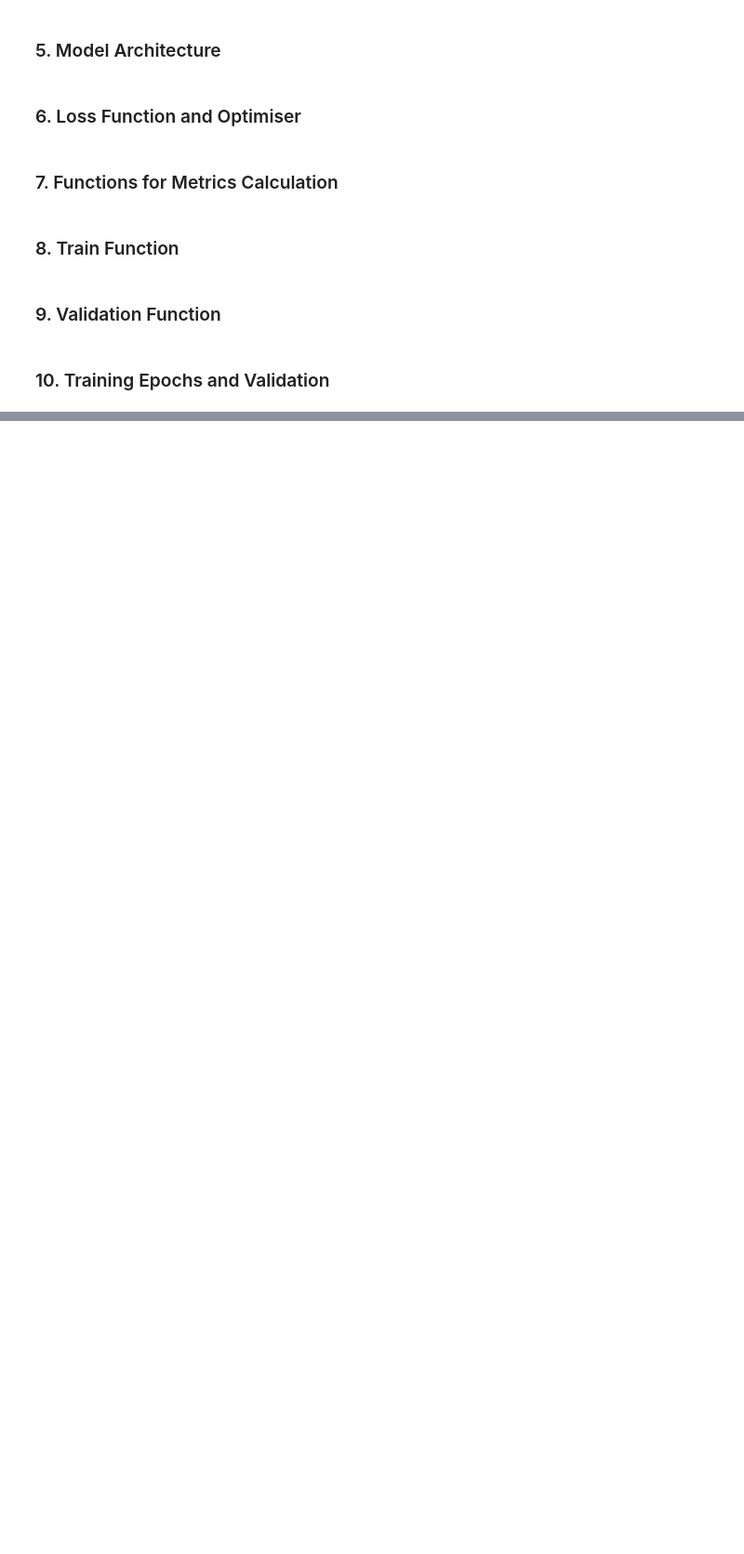
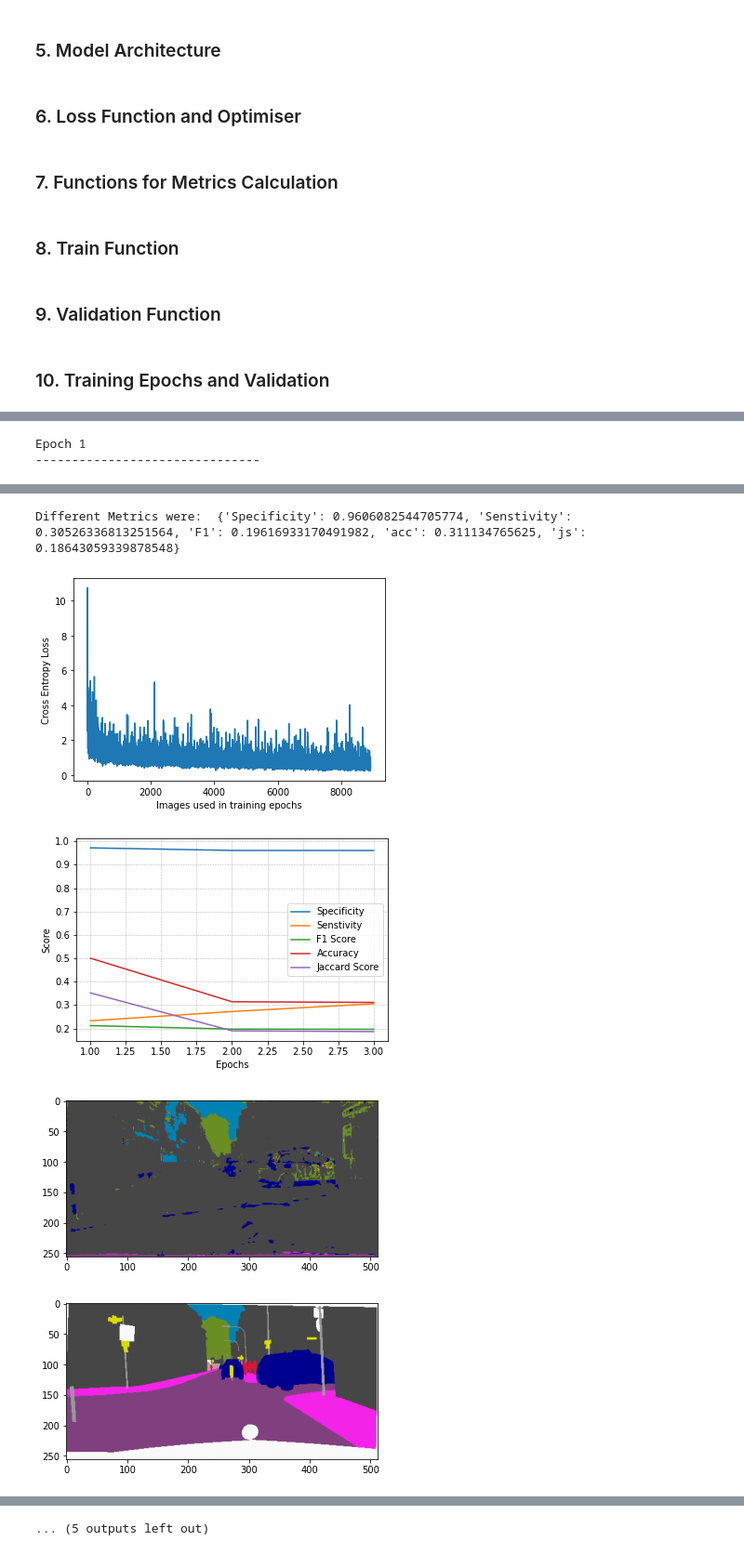
Before and after one commit to erarbuthnot/cisc452project, a Jupyter notebook: model.ipynb, the cells around one changed output, grey strips where cells are left out. Shown at 93% size. Saved outputs shown, nothing was run; the diff lists cells and outputs as text; code cells hidden in the pictures; blank space fills up the shorter version.

Commit message:
with results

```diff
--- a/model.ipynb
+++ b/model.ipynb
@@ -58,7 +58,7 @@ print(torch.cuda.get_device_name(0))
 path_data = "data"
 
 learning_rate = 1e-3
-train_epochs = 5
+train_epochs = 3
 n_classes = 19
 batch_size = 1
 num_workers = 1
@@ -402,7 +402,7 @@ class R2U_Net(nn.Module):
         return deconv
 # %%
 # Instance of the model defined above.
-models = [R2U_Net(layers=3).to(device),R2U_Net(layers=4).to(device),R2U_Net(layers=5).to(device),R2U_Net(layers=6).to(device),R2U_Net(layers=7).to(device)]
+models = [R2U_Net(layers=2).to(device),R2U_Net(layers=3).to(device),R2U_Net(layers=4).to(device),R2U_Net(layers=5).to(device),R2U_Net(layers=6).to(device)]
 # %% [markdown]
 ### 6. Loss Function and Optimiser
 # %%
@@ -827,12 +615,0 @@ It took:  1415.7823979854584  unit time
-# %%
-# loss_all_epochs: contains 2d list of tensors with: (epoch, loss tensor)
-# converting to 1d list for plotting
-loss_1d_list = [item for sublist in loss_all_epochs for item in sublist]
-loss_list_numpy = []
-for i in range(len(loss_1d_list)):
-    z = loss_1d_list[i].cpu().detach().numpy()
-    loss_list_numpy.append(z)
-plt.xlabel("Images used in training epochs")
-plt.ylabel("Cross Entropy Loss")
-plt.plot(loss_list_numpy)
-plt.show()
@@ -908,0 +616,12 @@ with torch.no_grad():
+# %%
+if __name__ == "__main__":
+
+    # to hold loss values after each epoch
+    loss_all_epochs = [[],[],[],[],[]]
+
+    # to hold different metrics after each epoch
+    Specificity_ = [[],[],[],[],[]]
+    Senstivity_ = [[],[],[],[],[]]
+    f1_ = [[],[],[],[],[]]
+    acc_ = [[],[],[],[],[]]
+    js_ = [[],[],[],[],[]]
@@ -908,0 +720,8 @@ with torch.no_grad():
+# %%
+train_models(0)
+training_loss(0)
+eval_metrics(0)
+visualize_results(0)
+# %% [output]
+Epoch 1
+-------------------------------
@@ -908,0 +779,5 @@ with torch.no_grad():
+Different Metrics were:  {'Specificity': 0.9606082544705774, 'Senstivity': 0.30526336813251564, 'F1': 0.19616933170491982, 'acc': 0.311134765625, 'js': 0.18643059339878548}
+[figure, added]
+[figure, added]
+[figure, added]
+[figure, added]
@@ -908,0 +787 @@ with torch.no_grad():
+... (5 outputs left out)
```
Also changed, not shown: parts of 13 cells of this notebook.
